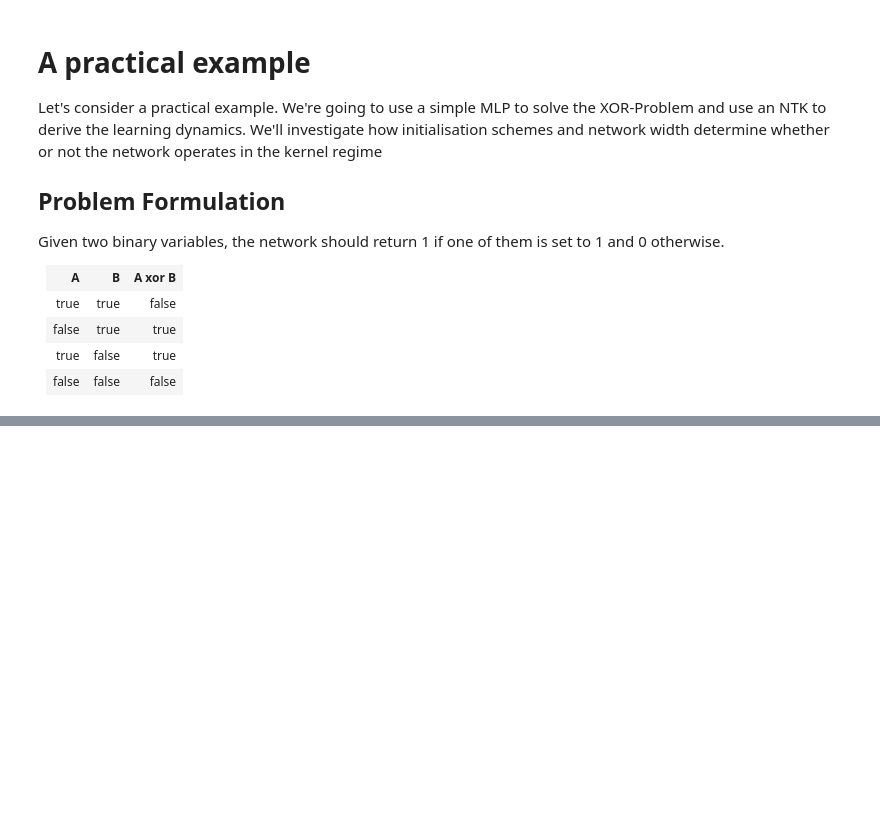
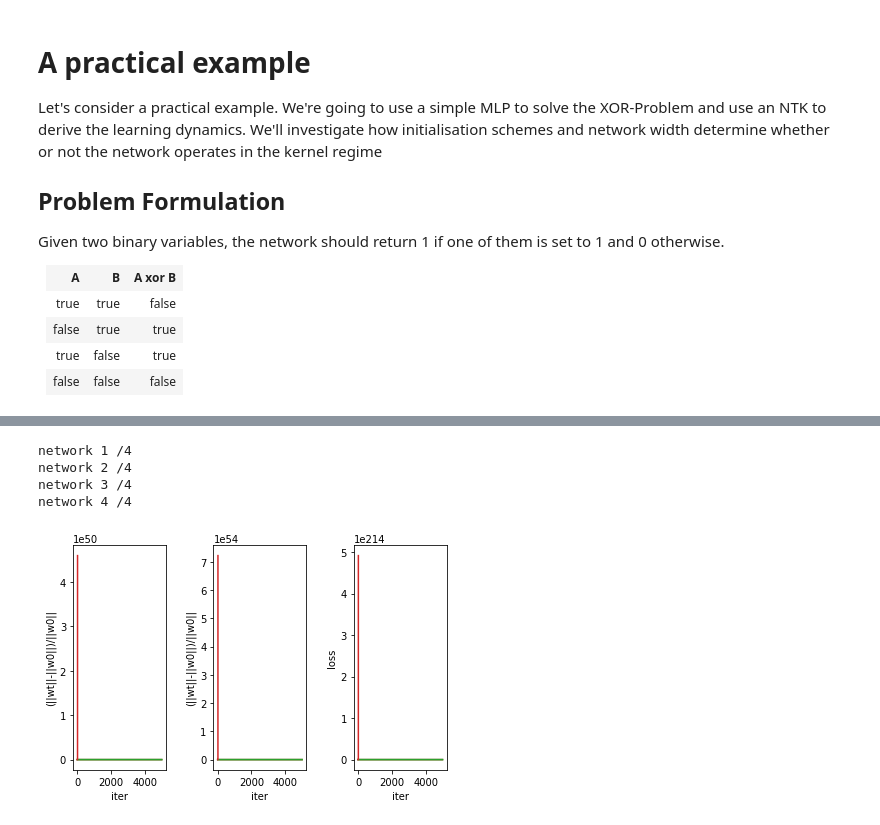
Before and after one commit to TimoFlesch/NeuralTangentKernel, a Jupyter notebook: notes.ipynb, the cells around one changed output, grey strips where cells are left out. Drawn from its saved outputs; the diff is of its cells as text; code cells hidden in the pictures; blank space fills up the shorter version.

```diff
--- a/notes.ipynb
+++ b/notes.ipynb
@@ -218,4 +218,5 @@ y = np.array([1,-1,-1,1])
 plt.figure()
 plt.scatter(x[0,:],x[1,:],c=y)
 plt.title('XOR Problem')
+y = y[np.newaxis,:]
 # %% [output]
@@ -286,0 +302,8 @@ $$
+# %%
+# define network parameters
+n_in = 2
+n_out = 1
+n_hidden_all = [10,50,500,5000]
+n_runs = 20
+n_iter = 5000
+lrate = 1e-3
@@ -286,0 +351,37 @@ $$
+# %%
+# train network with sgd
+all_losses = np.empty((len(n_hidden_all),n_runs,n_iter))
+w_relchange1 = np.empty((len(n_hidden_all),n_runs,n_iter))
+w_relchange2 = np.empty((len(n_hidden_all),n_runs,n_iter))
+for ii, n in enumerate(n_hidden_all):
+    print('network ' + str(ii+1) + ' /' + str(len(n_hidden_all)))
+    for jj in range(n_runs):
+        all_losses[ii,jj,:],w_relchange1[ii,jj,:],w_relchange2[ii,jj,:] = run_simulation(x,y,n_hidden=n,scale_w1=1/np.sqrt(2),scale_w2=1/n)
+# %% [output]
+network 1 /4
+network 2 /4
+network 3 /4
+network 4 /4
+# %%
+# plt.subplots(1,2)
+for ii in range(0,4):
+    plt.subplot(1,3,1)
+    plt.plot(np.mean(w_relchange1[ii,:,:],0))
+    #plt.title('relchange w_in')
+    plt.xlabel('iter')
+    plt.ylabel('(||wt||-||w0||)/||w0||')
+
+    plt.subplot(1,3,2)
+    plt.plot(np.mean(w_relchange2[ii,:,:],0))
+    #plt.title('relchange w_out')
+    plt.xlabel('iter')
+    plt.ylabel('(||wt||-||w0||)/||w0||')
+
+    plt.subplot(1,3,3)
+    plt.plot(np.mean(all_losses[ii,:,:],0))
+    #plt.title('training loss')
+    plt.xlabel('iter')
+    plt.ylabel('loss')
+    plt.tight_layout()
+# %% [output]
+[figure, added]
```
Also changed, not shown: parts of 4 cells of this notebook.
